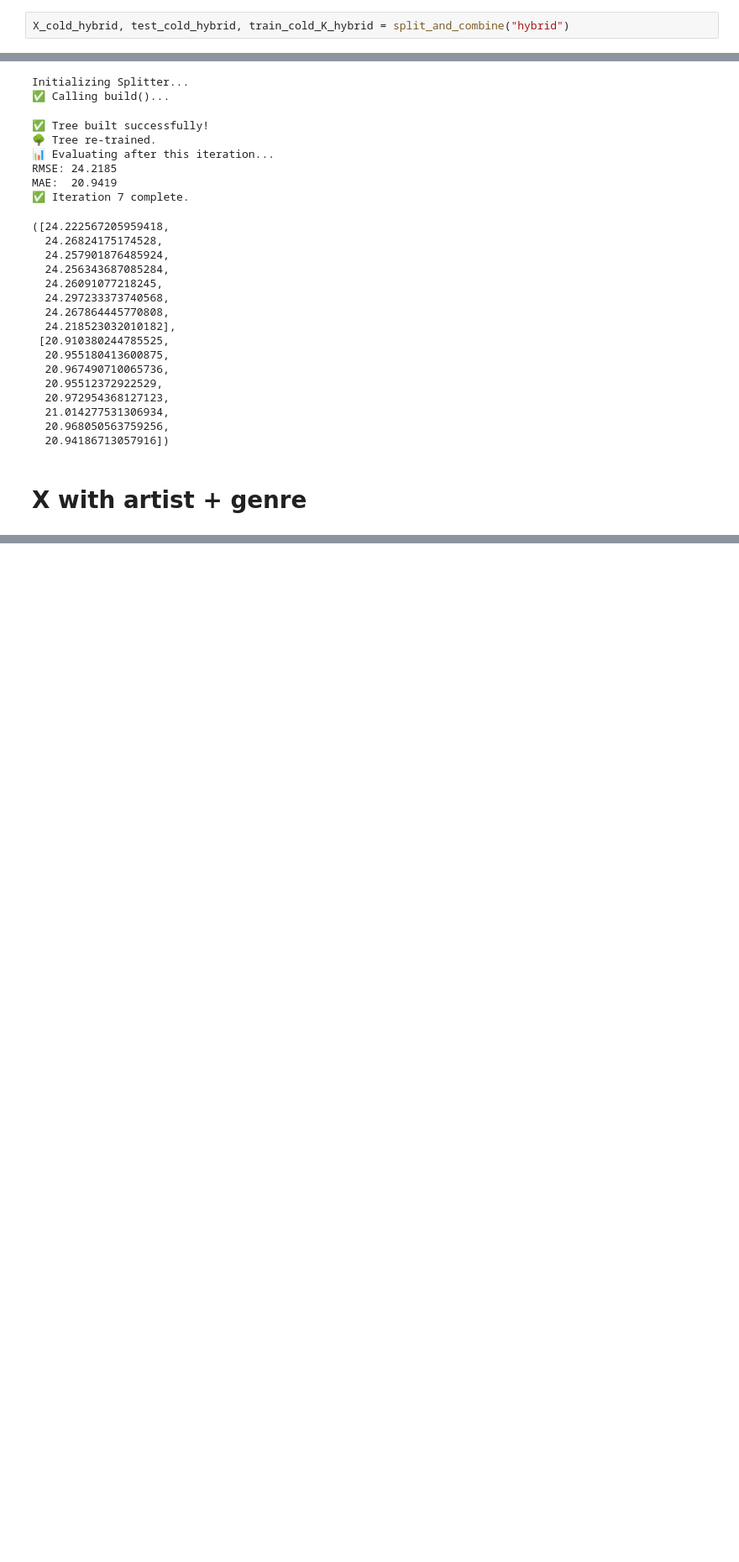
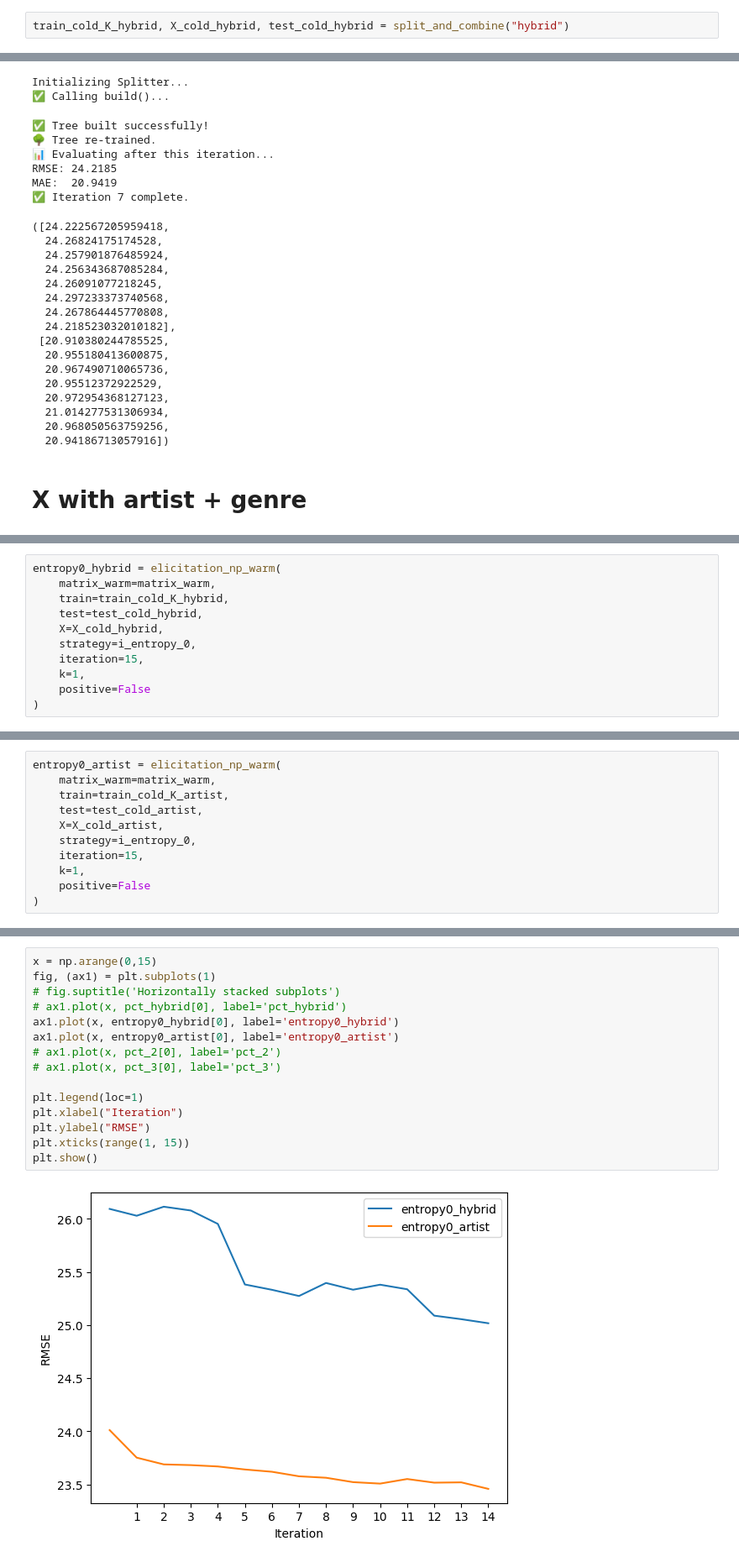
Before and after one commit to camilleecu/master_thesis, a Jupyter notebook: re_sample (2)/yahoo_data_processor.ipynb, the cells around one changed output, grey strips where cells are left out. Shown at 84% size. Saved outputs shown, nothing was run; the diff lists cells and outputs as text; blank space fills up the shorter version.

```diff
--- a/re_sample (2)/yahoo_data_processor.ipynb
+++ b/re_sample (2)/yahoo_data_processor.ipynb
@@ -417,7 +416,7 @@ def split_and_combine(strategy="artist-only"):
 # %%
 train_cold_K_artist, X_cold_artist, test_cold_artist  = split_and_combine("artist-only")
 # %%
-X_cold_hybrid, test_cold_hybrid, train_cold_K_hybrid = split_and_combine("hybrid")
+train_cold_K_hybrid, X_cold_hybrid, test_cold_hybrid = split_and_combine("hybrid")
 # %%
 # shape of test_cold
 
@@ -730,0 +903,11 @@ MAE:  15.9374
+# %%
+entropy0_hybrid = elicitation_np_warm(
+    matrix_warm=matrix_warm,
+    train=train_cold_K_hybrid,
+    test=test_cold_hybrid,
+    X=X_cold_hybrid,
+    strategy=i_entropy_0,
+    iteration=15,
+    k=1,
+    positive=False
+)
@@ -730,0 +932,11 @@ MAE:  15.9374
+# %%
+entropy0_artist = elicitation_np_warm(
+    matrix_warm=matrix_warm,
+    train=train_cold_K_artist,
+    test=test_cold_artist,
+    X=X_cold_artist,
+    strategy=i_entropy_0,
+    iteration=15,
+    k=1,
+    positive=False
+)
@@ -730,0 +1060,17 @@ MAE:  15.9374
+# %%
+x = np.arange(0,15)
+fig, (ax1) = plt.subplots(1)
+# fig.suptitle('Horizontally stacked subplots')
+# ax1.plot(x, pct_hybrid[0], label='pct_hybrid')
+ax1.plot(x, entropy0_hybrid[0], label='entropy0_hybrid')
+ax1.plot(x, entropy0_artist[0], label='entropy0_artist')
+# ax1.plot(x, pct_2[0], label='pct_2')
+# ax1.plot(x, pct_3[0], label='pct_3')
+
+plt.legend(loc=1)
+plt.xlabel("Iteration")
+plt.ylabel("RMSE")
+plt.xticks(range(1, 15))
+plt.show()
+# %% [output]
+[figure, added]
```
Also changed, not shown: parts of 16 cells of this notebook, 2 other files.
